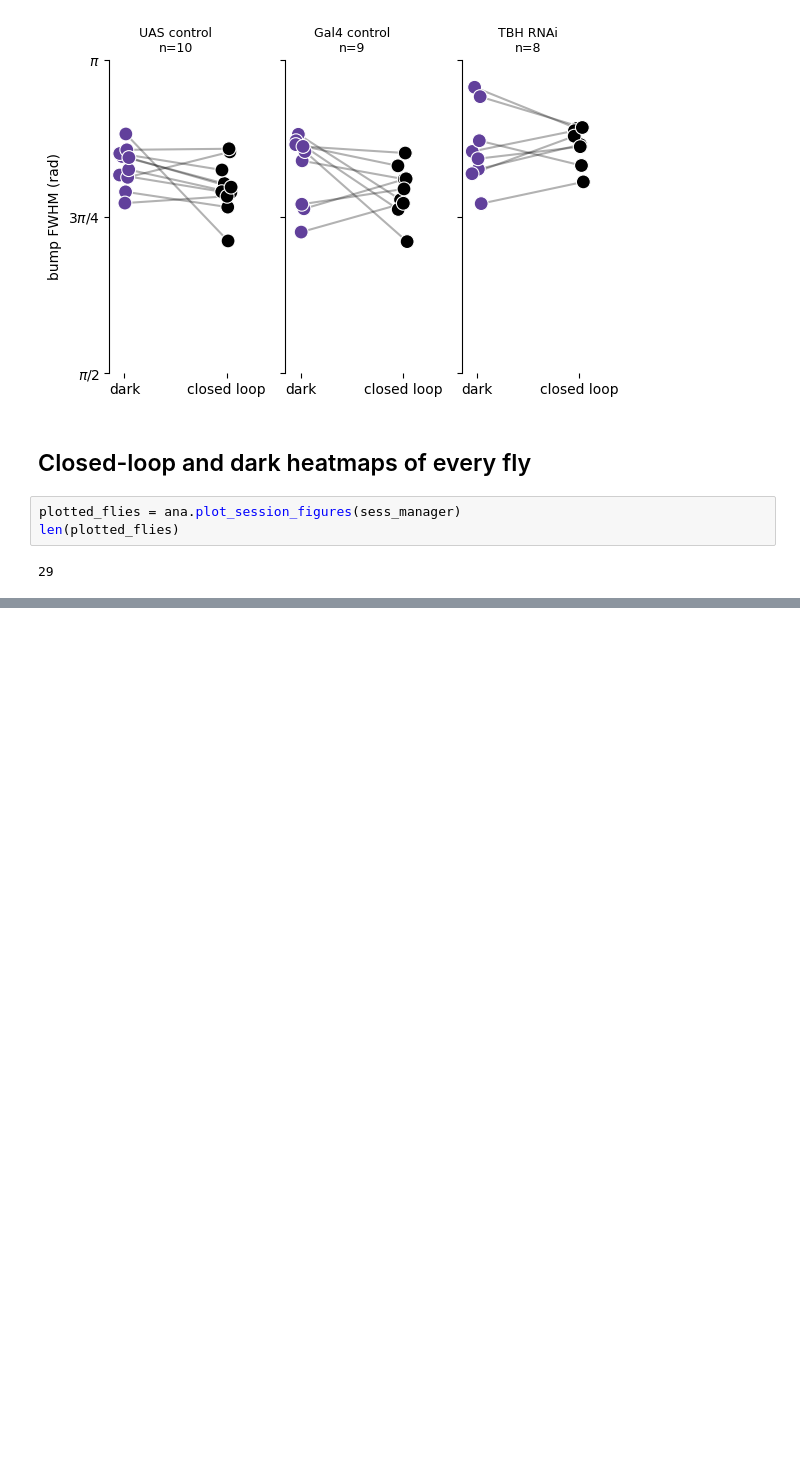
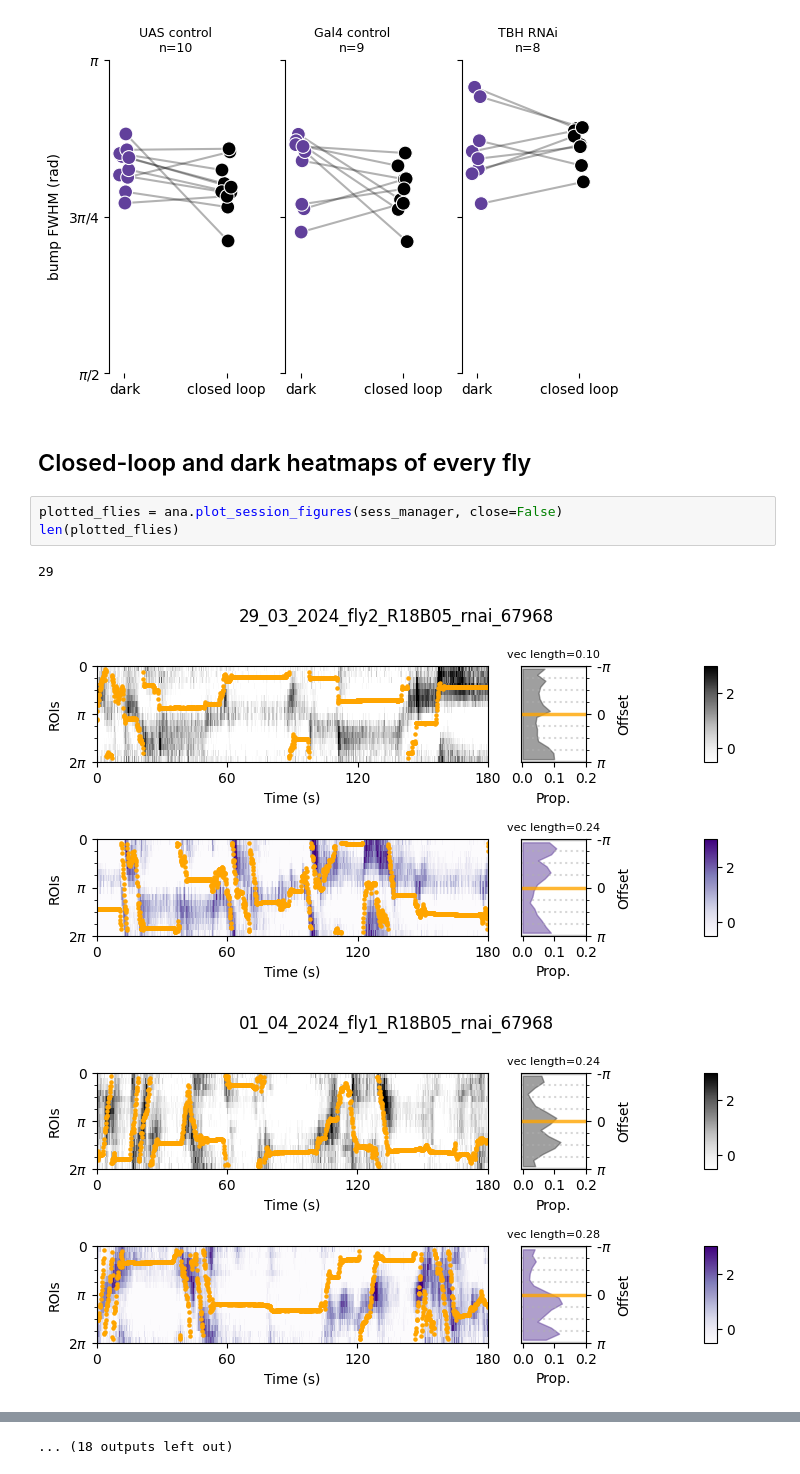
Before and after one commit to yfisher-lab/plitt_turnerevans_oa_instructs_hd_plasticity, a Jupyter notebook: figures/tbh_rnai/R18B05Gal4_R60D05LexA.ipynb, the cells around one changed output, grey strips where cells are left out. Cells and saved outputs as stored; diff of their text form; blank space fills up the shorter version.

Commit message:
plotting catchup

```diff
--- a/figures/tbh_rnai/R18B05Gal4_R60D05LexA.ipynb
+++ b/figures/tbh_rnai/R18B05Gal4_R60D05LexA.ipynb
@@ -183,7 +129,9 @@ bump_width_tests
 # %% [markdown]
 ## Closed-loop and dark heatmaps of every fly
 # %%
-plotted_flies = ana.plot_session_figures(sess_manager)
+plotted_flies = ana.plot_session_figures(sess_manager, close=False)
 len(plotted_flies)
 # %% [output]
 29
+[figure, added]
+[figure, added]
@@ -189,0 +147 @@ len(plotted_flies)
+... (18 outputs left out)
```
Also changed, not shown: parts of 4 cells of this notebook, 18 other files.
